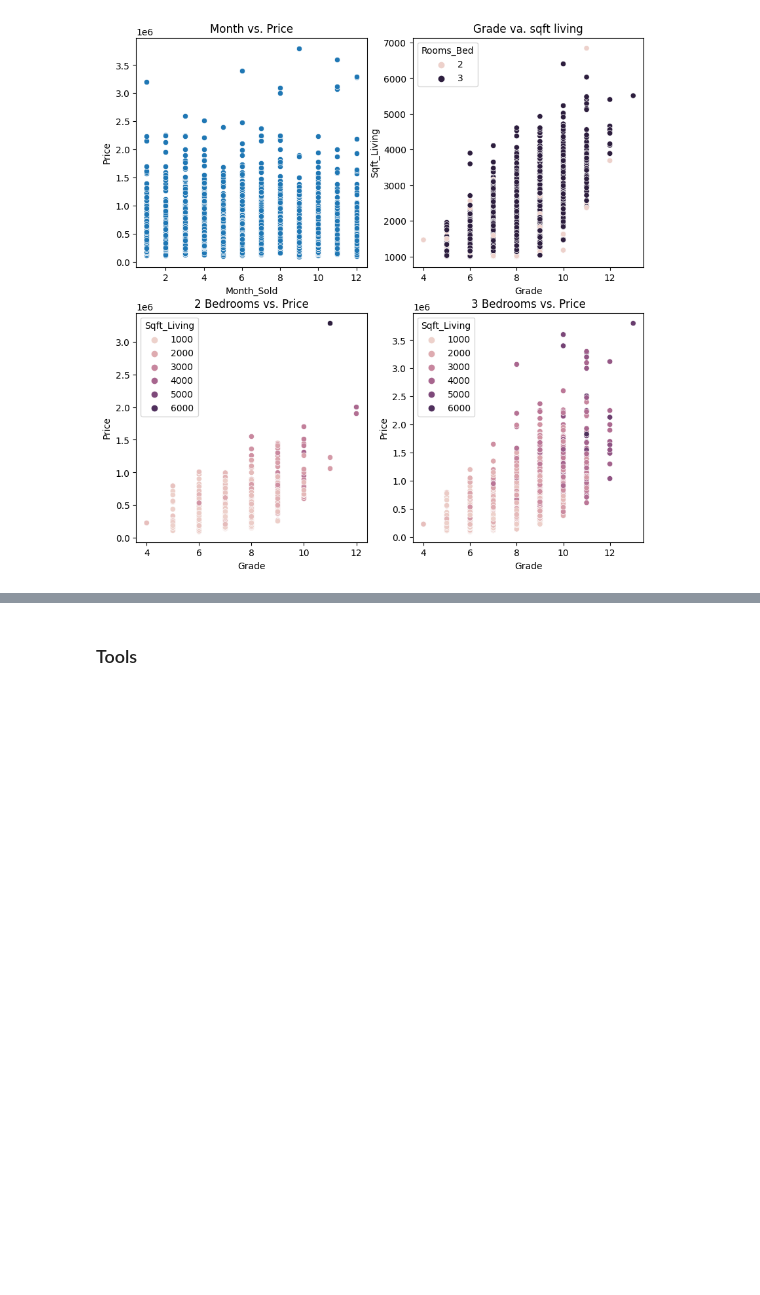
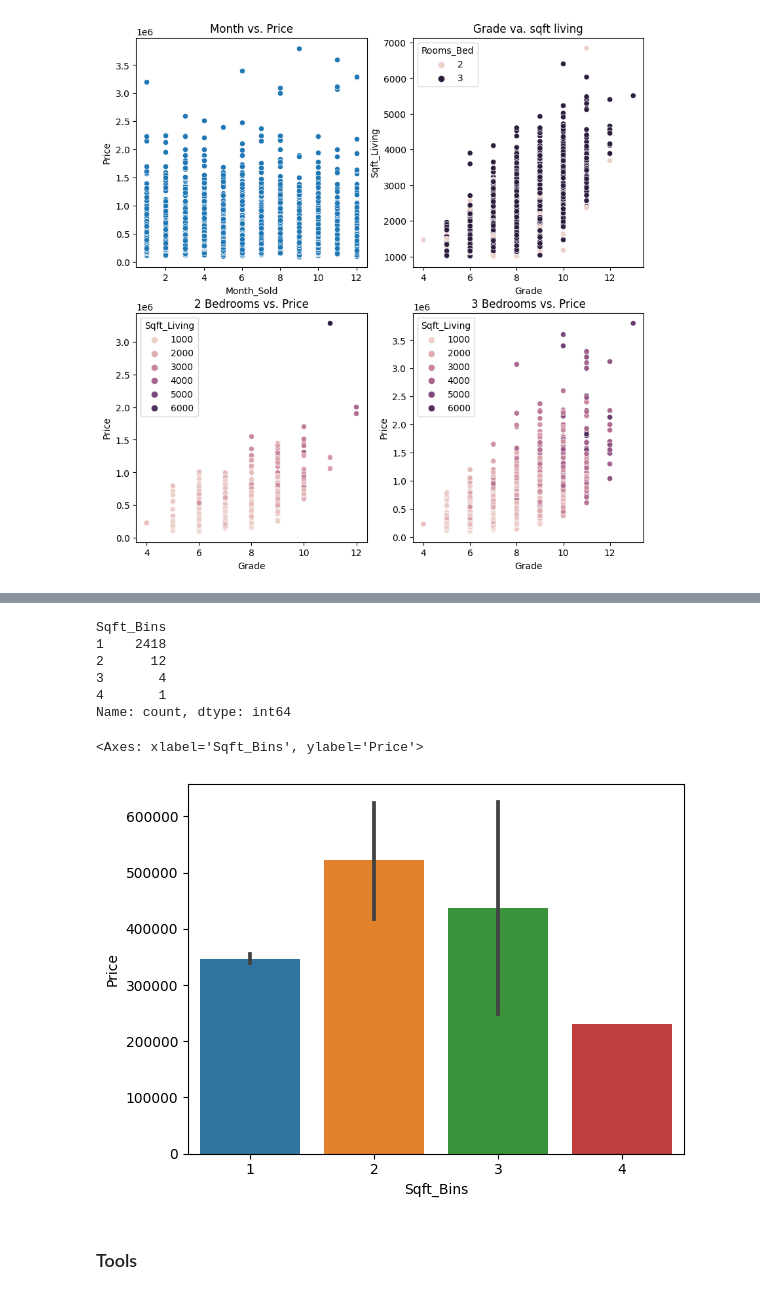
Before and after one commit to xit7/ds-eda-first-project-houses, a Jupyter notebook: 2_assignment-analysis.ipynb, the cells around one changed output, grey strips where cells are left out. Cells and saved outputs as stored; diff of their text form; code cells hidden in the pictures; blank space fills up the shorter version.

```diff
--- a/2_assignment-analysis.ipynb
+++ b/2_assignment-analysis.ipynb
@@ -365,0 +474,3 @@ display(bed_3.describe())
+# %%
+grade_7 = bed_3_hilo[ bed_3_hilo['Grade'] == 7].copy()
+grade_7.describe()
@@ -366,3 +487,21 @@ display(bed_3.describe())
+# %%
+grade_7_bins = pd.cut(grade_7['Sqft_Lot'], 4, labels=[1, 2, 3, 4])
+grade_7_bins.rename('Sqft_Bins', inplace=True)
+
+grade_7 = grade_7.join(grade_7_bins)
+grade_7.Sqft_Bins.value_counts()
+# %% [output]
+Sqft_Bins
+1    2418
+2      12
+3       4
+4       1
+Name: count, dtype: int64
+# %%
+sns.barplot(data=grade_7, x='Sqft_Bins', y='Price' )
+# %% [output]
+<Axes: xlabel='Sqft_Bins', ylabel='Price'>
+[figure, added]
 # %% [markdown]
 ### Tools
 # %%
```
Also changed, not shown: parts of 12 cells of this notebook.
